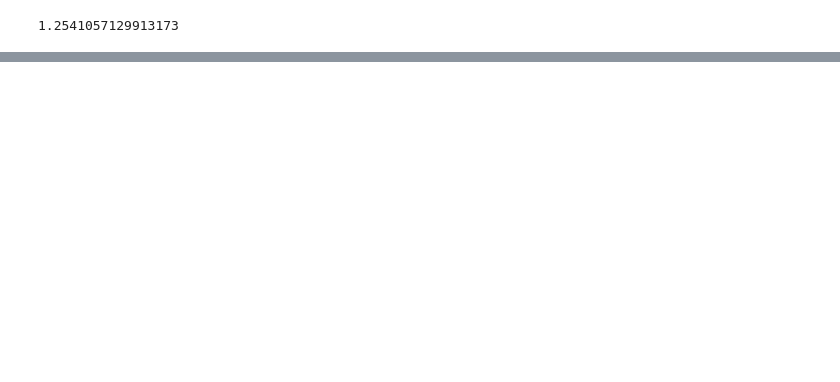
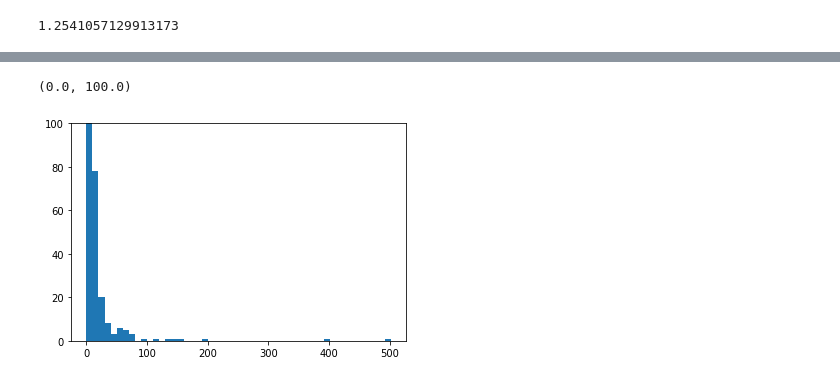
Before and after one commit to damienBloch/proceduralPlanet, a Jupyter notebook: Untitled.ipynb, the cells around one changed output, grey strips where cells are left out. Drawn from its saved outputs; the diff is of its cells as text; code cells hidden in the pictures; blank space fills up the shorter version.

```diff
--- a/Untitled.ipynb
+++ b/Untitled.ipynb
@@ -271,0 +308,8 @@ plt.ylim(0,10)
+# %%
+centers=np.array([c for _,c in planet.centers.nodes.data("center")])
+velocities=planet.atmosphere.velocityField(centers)
+plt.hist(np.linalg.norm(velocities,axis=-1),bins=50)
+plt.ylim(0,100)
+# %% [output]
+(0.0, 100.0)
+[figure, added]
```
Also changed, not shown: parts of 14 cells of this notebook, 1 other file.
